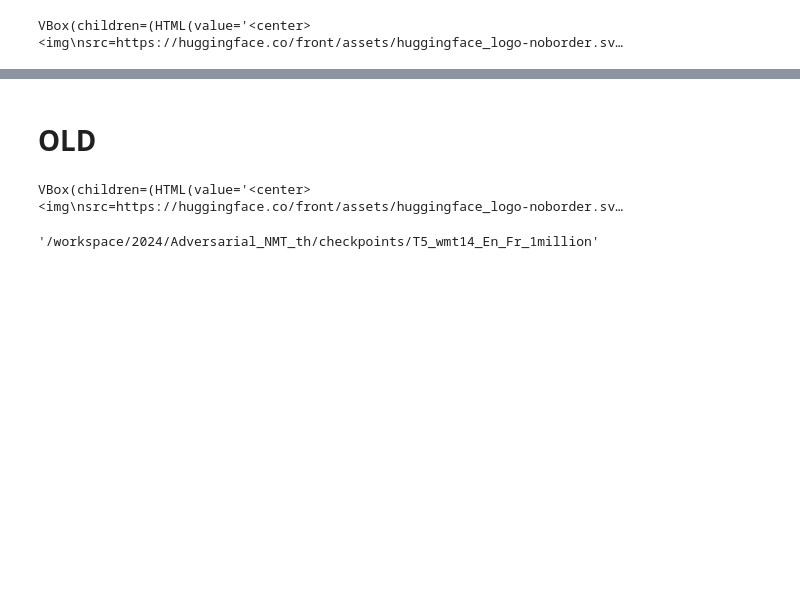
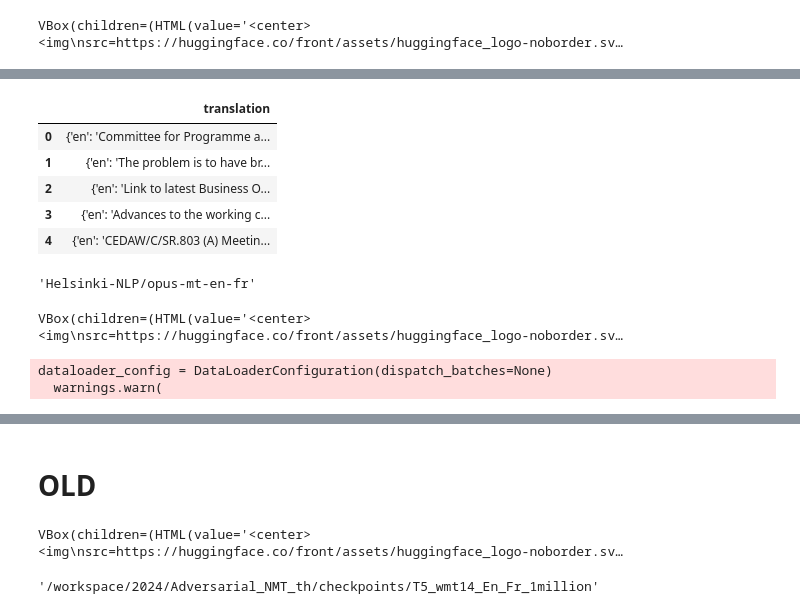
Before and after one commit to srspratti/Adversarial_NMT_th, a Jupyter notebook: finetune_marianmt.ipynb, the cells around one changed output, grey strips where cells are left out. Saved outputs shown, nothing was run; the diff lists cells and outputs as text; code cells hidden in the pictures; blank space fills up the shorter version.

```diff
--- a/finetune_marianmt.ipynb
+++ b/finetune_marianmt.ipynb
@@ -176,0 +240,27 @@ trainer.save_model(output_dir)
+# %%
+import datasets
+import random
+import pandas as pd
+from IPython.display import display, HTML
+def show_random_elements(dataset, num_examples=5):
+    assert num_examples <= len(dataset), "Can't pick more elements than there are in the dataset."
+    picks = []
+    for _ in range(num_examples):
+        pick = random.randint(0, len(dataset)-1)
+        while pick in picks:
+            pick = random.randint(0, len(dataset)-1)
+        picks.append(pick)
+
+    df = pd.DataFrame(dataset[picks])
+    for column, typ in dataset.features.items():
+        if isinstance(typ, datasets.ClassLabel):
+            df[column] = df[column].transform(lambda i: typ.names[i])
+    display(HTML(df.to_html()))
+show_random_elements(dataset["train"])
+# %% [output]
+|  | translation |
+| 0 | {'en': 'Committee for Programme a... |
+| 1 | {'en': 'The problem is to have br... |
+| 2 | {'en': 'Link to latest Business O... |
+| 3 | {'en': 'Advances to the working c... |
+| 4 | {'en': 'CEDAW/C/SR.803 (A) Meetin... |
@@ -176,0 +285,4 @@ trainer.save_model(output_dir)
+# %%
+model_checkpoint
+# %% [output]
+'Helsinki-NLP/opus-mt-en-fr'
@@ -176,0 +292,6 @@ trainer.save_model(output_dir)
+# %%
+from huggingface_hub import notebook_login
+
+notebook_login()
+# %% [output]
+VBox(children=(HTML(value='<center> <img\nsrc=https://huggingface.co/front/assets/huggingface_logo-noborder.sv…
@@ -176,0 +335,13 @@ trainer.save_model(output_dir)
+# %%
+trainer = Seq2SeqTrainer(
+    model,
+    args,
+    train_dataset=train_tokenized_datasets,
+    eval_dataset=valid_tokenized_datasets,
+    data_collator=data_collator,
+    tokenizer=tokenizer,
+    compute_metrics=compute_metrics
+)
+# %% [output]
+dataloader_config = DataLoaderConfiguration(dispatch_batches=None)
+  warnings.warn(
```
Also changed, not shown: parts of 18 cells of this notebook, 1 other file.
